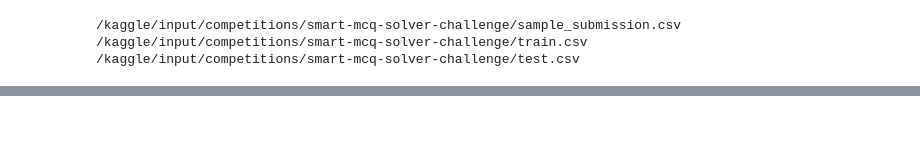
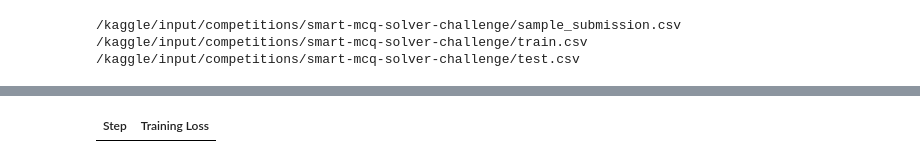
Before and after one commit to Bireswar-Sett/DL_genAI_2026, a Jupyter notebook: DL-24F2001551-notebook-t22026.ipynb, the cells around one changed output, grey strips where cells are left out. Saved outputs shown, nothing was run; the diff lists cells and outputs as text; code cells hidden in the pictures; blank space fills up the shorter version.

```diff
--- a/DL-24F2001551-notebook-t22026.ipynb
+++ b/DL-24F2001551-notebook-t22026.ipynb
@@ -26,3 +26,16 @@ import kagglehub
 /kaggle/input/competitions/smart-mcq-solver-challenge/sample_submission.csv
 /kaggle/input/competitions/smart-mcq-solver-challenge/train.csv
 /kaggle/input/competitions/smart-mcq-solver-challenge/test.csv
+# %%
+train  = pd.read_csv("/kaggle/input/competitions/smart-mcq-solver-challenge/train.csv")
+# %%
+label_map = {
+    "A": 0,
+    "B": 1,
+    "C": 2,
+    "D": 3,
+    "E": 4
+}
+
+train["answer_encoded"] = train["answer"].map(label_map)
+print(train.loc[150, ["answer", "answer_encoded"]])
@@ -28,0 +332,70 @@ import kagglehub
+# %%
+from datasets import Dataset
+from transformers import (
+    AutoTokenizer,
+    AutoModelForMultipleChoice,
+    Trainer,
+    TrainingArguments
+)
+from peft import LoraConfig, TaskType, get_peft_model
+
+tokenizer = AutoTokenizer.from_pretrained("bert-base-uncased")
+
+choices = ["A", "B", "C", "D", "E"]
+
+dataset = Dataset.from_pandas(train.iloc[:32].copy())
+
+def preprocess(example):
+    inputs = [
+        str(example["prompt"]) + " [SEP] " + str(example[c])
+        for c in choices
+    ]
+
+    encoding = tokenizer(
+        inputs,
+        padding="max_length",
+        truncation=True,
+        max_length=64
+    )
+
+    return {
+        "input_ids": encoding["input_ids"],
+        "attention_mask": encoding["attention_mask"],
+        "labels": example["answer_encoded"]
+    }
+
+dataset = dataset.map(preprocess, remove_columns=dataset.column_names)
+
+model = AutoModelForMultipleChoice.from_pretrained("bert-base-uncased")
+
+lora_config = LoraConfig(
+    r=8,
+    lora_alpha=16,
+    target_modules=["query", "value"],
+    lora_dropout=0.1,
+    bias="none",
+    task_type=TaskType.SEQ_CLS
+)
+
+model = get_peft_model(model, lora_config)
+
+training_args = TrainingArguments(
+    output_dir="./results",
+    per_device_train_batch_size=4,
+    gradient_accumulation_steps=1,
+    max_steps=4,
+    report_to="none",
+    remove_unused_columns=False,
+    use_cpu=True
+)
+
+trainer = Trainer(
+    model=model,
+    args=training_args,
+    train_dataset=dataset
+)
+
+trainer.train()
+
+print("Final global_step:", trainer.state.global_step)
+# %% [output]
@@ -28,0 +419 @@ import kagglehub
+| Step | Training Loss |
```
Also changed, not shown: parts of 12 cells of this notebook.
